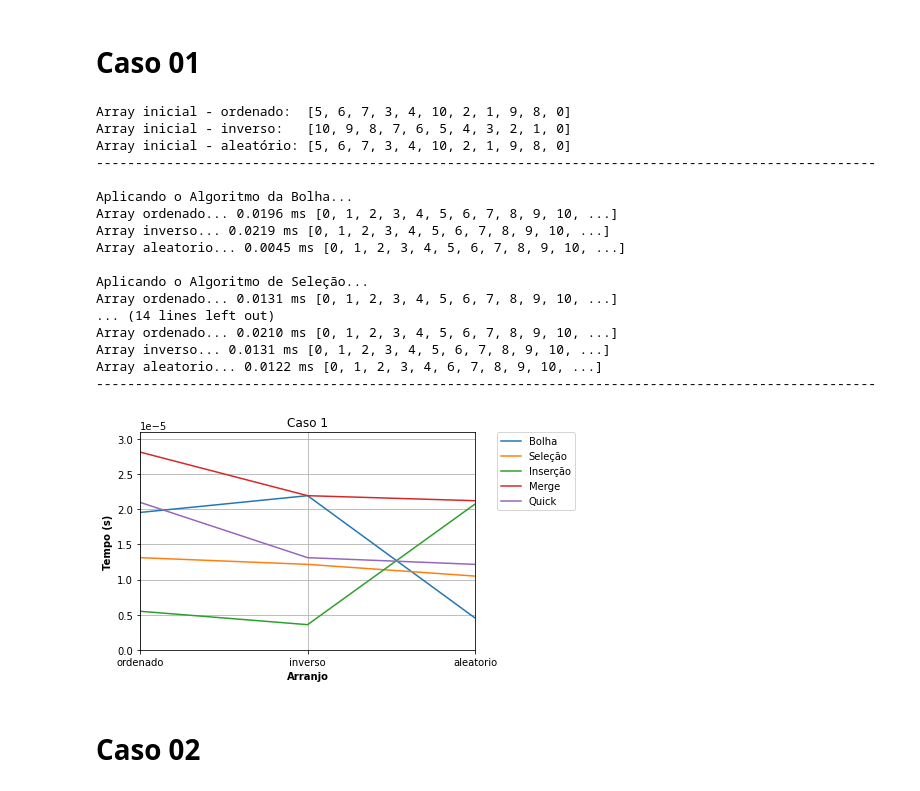
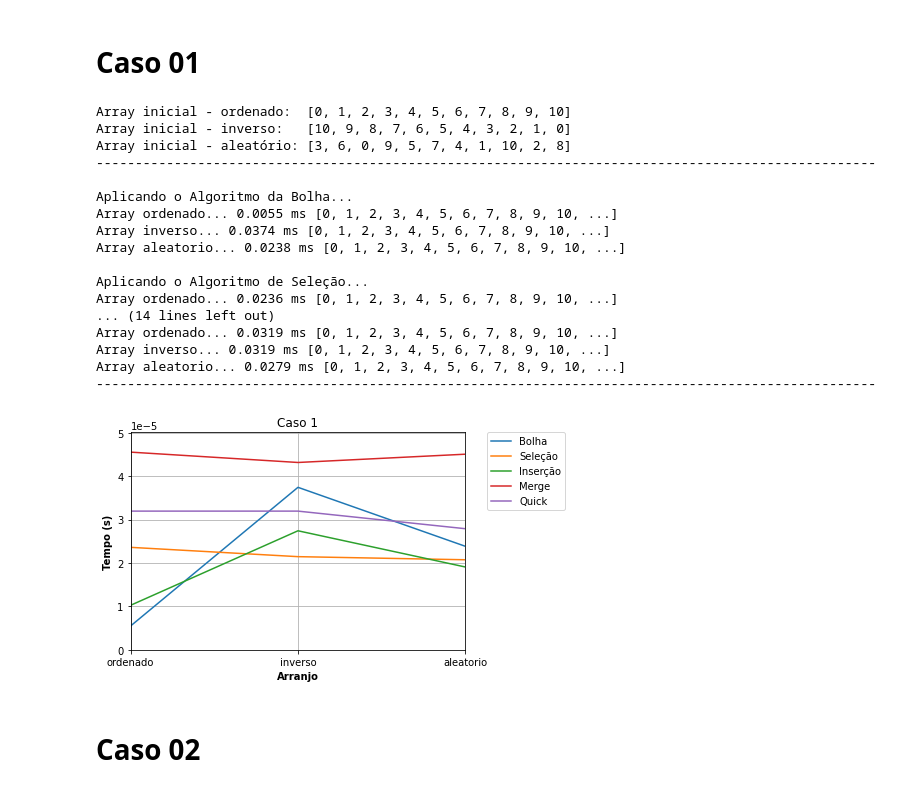
Before and after one commit to rodolfoplondero/Algoritmos-de-Ordenacao, a Jupyter notebook: Ordenação.ipynb, the cells around one changed output. Drawn from its saved outputs; the diff is of its cells as text; code cells hidden in the pictures.

```diff
--- a/Ordenação.ipynb
+++ b/Ordenação.ipynb
@@ -173,16 +162,20 @@ def aplicacao_algoritmos(algoritmo, key, val):
     ti = time.time()
 
     # Aplicação do algoritmo
-    res = algoritmo(val)
+    res = algoritmo(val.copy())
 
     # Fim do timer
     t = time.time() - ti
 
+    # Ajuste para conversão do tempo
+    # Se t > 1s não converte, se não multiplica por 1000 passando para milissegundos
     if t > 1:
         print(f"{t:.4f} s", end=" ")
     else:
         print(f"{t*1000:.4f} ms", end=" ")
 
+    # Imprime as primeiras 15 posições do array ordenado
+    # Para imprimir mais posições basta alterar o valor ou retirar a linha 26, corrigindo a identação da linha 27
     print("[", end="")
     x = 0
     while x < len(res):
@@ -254,11 +247,11 @@ array_inicial = list(range(casos[nome_caso]+1))
 
 # Dicionário com os arrays de acordo com cada arranjo
 array = dict()
-array['ordenado']  = array_inicial                       # Array ordenado
-array['inverso']   = sorted(array_inicial, reverse=True) # Array inverso
+array['ordenado']  = array_inicial.copy()                 # Array ordenado
+array['inverso']   = sorted(array_inicial, reverse=True)  # Array inverso
 
 random.shuffle(array_inicial)
-array['aleatorio'] = array_inicial                      # Array aleatório
+array['aleatorio'] = array_inicial.copy()                 # Array aleatório
 
 print(f"Array inicial - ordenado:  {array['ordenado']}")
 print(f"Array inicial - inverso:   {array['inverso']}")
@@ -318,43 +311,43 @@ for key, val in array.items():
 
 print("-"*100)
 print()
 
 # Plot dos tempos
 fig, ax0 = plt.subplots()
 
 ax0.plot(list(tempos[nome_caso]['bolha'].keys()),    list(tempos[nome_caso]['bolha'].values()),    label='Bolha')
 ax0.plot(list(tempos[nome_caso]['selecao'].keys()),  list(tempos[nome_caso]['selecao'].values()),  label='Seleção')
 ax0.plot(list(tempos[nome_caso]['insercao'].keys()), list(tempos[nome_caso]['insercao'].values()), label='Inserção')
 ax0.plot(list(tempos[nome_caso]['merge'].keys()),    list(tempos[nome_caso]['merge'].values()),    label='Merge')
 ax0.plot(list(tempos[nome_caso]['quick'].keys()),    list(tempos[nome_caso]['quick'].values()),    label='Quick')
 
 plt.title(nome_caso.title().replace("_", " "))
 plt.xlabel("Arranjo",   fontweight='bold')
 plt.ylabel("Tempo (s)", fontweight='bold')
 plt.xlim(0, 2)
 plt.ylim(bottom=0, top=maximo+(maximo/10))
 plt.legend(loc='center left', bbox_to_anchor=(1.05, 0.82))
 plt.grid()
 plt.show()
 # %% [output]
-Array inicial - ordenado:  [5, 6, 7, 3, 4, 10, 2, 1, 9, 8, 0]
+Array inicial - ordenado:  [0, 1, 2, 3, 4, 5, 6, 7, 8, 9, 10]
 Array inicial - inverso:   [10, 9, 8, 7, 6, 5, 4, 3, 2, 1, 0]
-Array inicial - aleatório: [5, 6, 7, 3, 4, 10, 2, 1, 9, 8, 0]
+Array inicial - aleatório: [3, 6, 0, 9, 5, 7, 4, 1, 10, 2, 8]
 ----------------------------------------------------------------------------------------------------
 
 Aplicando o Algoritmo da Bolha...
-Array ordenado... 0.0196 ms [0, 1, 2, 3, 4, 5, 6, 7, 8, 9, 10, ...]
-Array inverso... 0.0219 ms [0, 1, 2, 3, 4, 5, 6, 7, 8, 9, 10, ...]
-Array aleatorio... 0.0045 ms [0, 1, 2, 3, 4, 5, 6, 7, 8, 9, 10, ...]
+Array ordenado... 0.0055 ms [0, 1, 2, 3, 4, 5, 6, 7, 8, 9, 10, ...]
+Array inverso... 0.0374 ms [0, 1, 2, 3, 4, 5, 6, 7, 8, 9, 10, ...]
+Array aleatorio... 0.0238 ms [0, 1, 2, 3, 4, 5, 6, 7, 8, 9, 10, ...]
 
 Aplicando o Algoritmo de Seleção...
-Array ordenado... 0.0131 ms [0, 1, 2, 3, 4, 5, 6, 7, 8, 9, 10, ...]
+Array ordenado... 0.0236 ms [0, 1, 2, 3, 4, 5, 6, 7, 8, 9, 10, ...]
 ... (14 lines left out)
-Array ordenado... 0.0210 ms [0, 1, 2, 3, 4, 5, 6, 7, 8, 9, 10, ...]
-Array inverso... 0.0131 ms [0, 1, 2, 3, 4, 5, 6, 7, 8, 9, 10, ...]
-Array aleatorio... 0.0122 ms [0, 1, 2, 3, 4, 6, 7, 8, 9, 10, ...]
+Array ordenado... 0.0319 ms [0, 1, 2, 3, 4, 5, 6, 7, 8, 9, 10, ...]
+Array inverso... 0.0319 ms [0, 1, 2, 3, 4, 5, 6, 7, 8, 9, 10, ...]
+Array aleatorio... 0.0279 ms [0, 1, 2, 3, 4, 5, 6, 7, 8, 9, 10, ...]
 ----------------------------------------------------------------------------------------------------
-[figure, old version]
+[figure, new version]
 # %% [markdown]
 # Caso 02
 # %%
```
Also changed, not shown: parts of 6 cells of this notebook.
